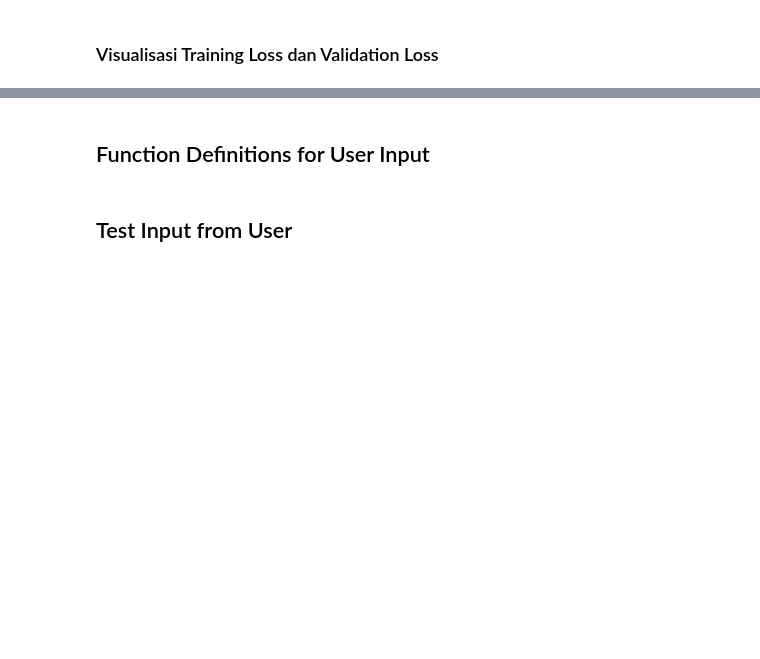
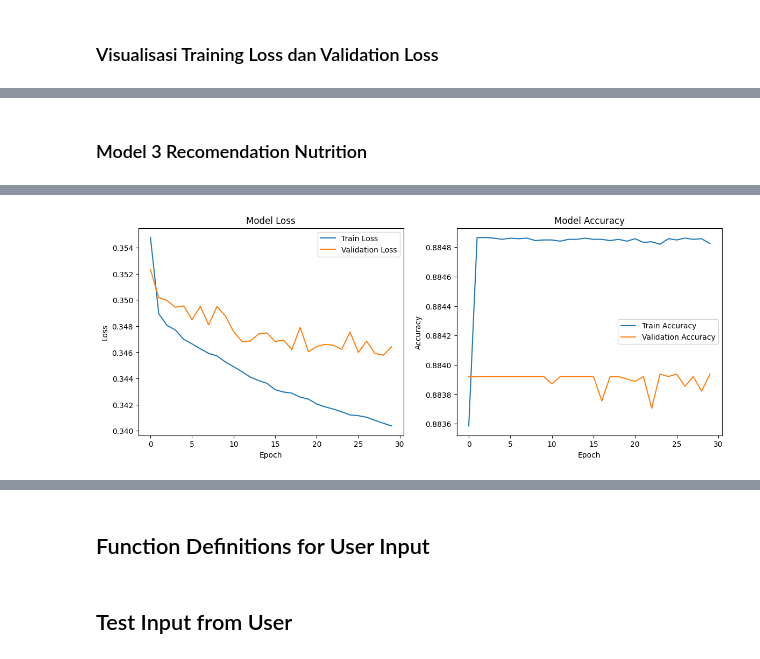
Before and after one commit to AhmadArifff/Machine-Learning-NutriGoal, a Jupyter notebook: notebook/Model-NutriGoal.ipynb, the cells around one changed output, grey strips where cells are left out. Cells and saved outputs as stored; diff of their text form; code cells hidden in the pictures; blank space fills up the shorter version.

Commit message:
add revisi model and simulation input user and struktur database

```diff
--- a/notebook/Model-NutriGoal.ipynb
+++ b/notebook/Model-NutriGoal.ipynb
@@ -288 +307,62 @@ plot_training_history(history2, 'Model 2 Predict BMR: Training vs Validation Los
 [figure]
+# %% [markdown]
+### Model 3 Recomendation Nutrition
+# %%
+from sklearn.preprocessing import StandardScaler, LabelEncoder
+# Preprocessing
+label_encoder = LabelEncoder()
+filtered_data_combined['Diet_Type'] = label_encoder.fit_transform(filtered_data_combined['Diet_Type'])
+
+# Features dan Target
+X = filtered_data_combined.drop(['Name', 'Diet_Type'], axis=1)  # Hapus kolom tidak relevan
+y = filtered_data_combined['Diet_Type']
+
+# Normalize features
+scaler = StandardScaler()
+X = scaler.fit_transform(X)
+
+# Split data menjadi train-test
+X_train, X_test, y_train, y_test = train_test_split(X, y, test_size=0.2, random_state=42)
+
+# Model Recommendation Food Diet
+model = tf.keras.Sequential([
+    tf.keras.layers.Dense(128, activation='relu', input_shape=(X_train.shape[1],)),
+    tf.keras.layers.Dense(64, activation='relu'),
+    tf.keras.layers.Dense(len(np.unique(y)), activation='softmax')  # Output layer
+])
+
+# Compile Model
+model.compile(optimizer='adam',
+              loss='sparse_categorical_crossentropy',
+              metrics=['accuracy'])
+
+# Train Model
+history = model.fit(X_train, y_train, epochs=30, validation_split=0.2, batch_size=256)
+
+# Evaluate Model
+loss, accuracy = model.evaluate(X_test, y_test)
+print(f"Test Loss: {loss:.4f}, Test Accuracy: {accuracy:.4f}")
+
+# Visualisasi Hasil Training
+plt.figure(figsize=(14, 5))
+
+# Plot loss
+plt.subplot(1, 2, 1)
+plt.plot(history.history['loss'], label='Train Loss')
+plt.plot(history.history['val_loss'], label='Validation Loss')
+plt.title('Model Loss')
+plt.xlabel('Epoch')
+plt.ylabel('Loss')
+plt.legend()
+
+# Plot accuracy
+plt.subplot(1, 2, 2)
+plt.plot(history.history['accuracy'], label='Train Accuracy')
+plt.plot(history.history['val_accuracy'], label='Validation Accuracy')
+plt.title('Model Accuracy')
+plt.xlabel('Epoch')
+plt.ylabel('Accuracy')
+plt.legend()
+
+plt.show()
+# %% [output]
@@ -288,0 +386 @@ plot_training_history(history2, 'Model 2 Predict BMR: Training vs Validation Los
+[figure, added]
```
Also changed, not shown: parts of 26 cells of this notebook, 16 other files.
